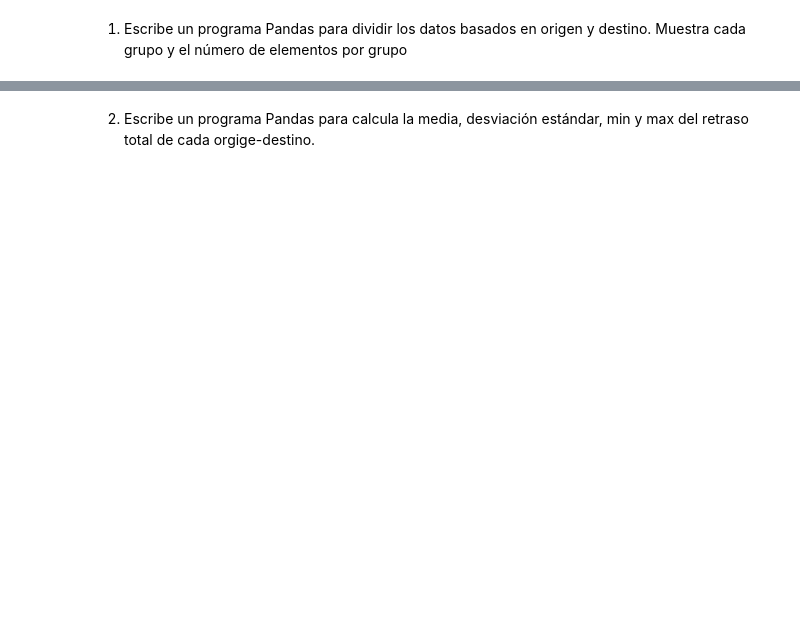
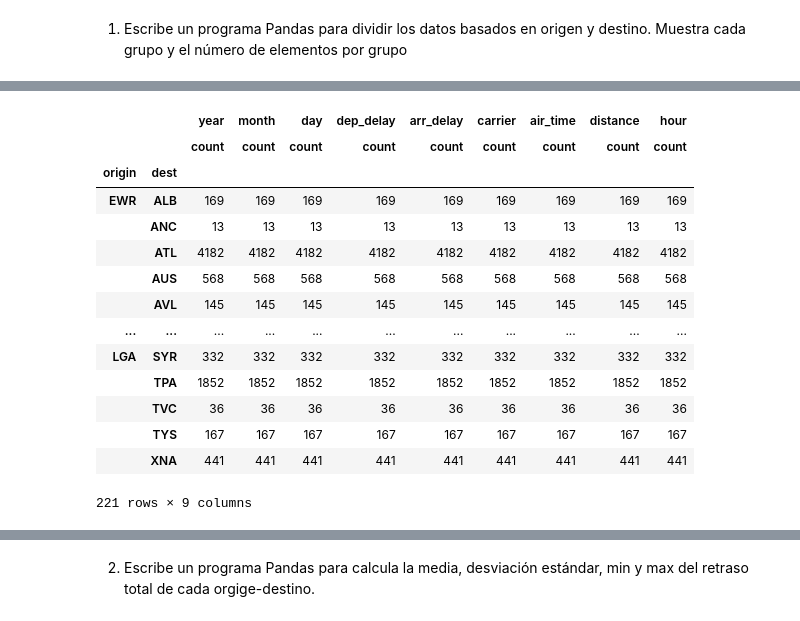
Before and after one commit to Senador05/phyton, a Jupyter notebook: Numpy/Pandas/03.2.Ejercicios_panda_DataFrames_2.ipynb, the cells around one changed output, grey strips where cells are left out. Drawn from its saved outputs; the diff is of its cells as text; code cells hidden in the pictures; blank space fills up the shorter version.

```diff
--- a/Numpy/Pandas/03.2.Ejercicios_panda_DataFrames_2.ipynb
+++ b/Numpy/Pandas/03.2.Ejercicios_panda_DataFrames_2.ipynb
@@ -26,2 +101,20 @@ for g, vals in gdf.groups.items():
+# %%
+gdf.agg({'count'})
+# %% [output]
+|  |  | year | month | day | dep_delay | arr_delay | carrier | air_time | distance | hour |
+|  |  | count | count | count | count | count | count | count | count | count |
+| origin | dest |  |  |  |  |  |  |  |  |  |
+| EWR | ALB | 169 | 169 | 169 | 169 | 169 | 169 | 169 | 169 | 169 |
+|  | ANC | 13 | 13 | 13 | 13 | 13 | 13 | 13 | 13 | 13 |
+|  | ATL | 4182 | 4182 | 4182 | 4182 | 4182 | 4182 | 4182 | 4182 | 4182 |
+|  | AUS | 568 | 568 | 568 | 568 | 568 | 568 | 568 | 568 | 568 |
+|  | AVL | 145 | 145 | 145 | 145 | 145 | 145 | 145 | 145 | 145 |
+| ... | ... | ... | ... | ... | ... | ... | ... | ... | ... | ... |
+| LGA | SYR | 332 | 332 | 332 | 332 | 332 | 332 | 332 | 332 | 332 |
+|  | TPA | 1852 | 1852 | 1852 | 1852 | 1852 | 1852 | 1852 | 1852 | 1852 |
+|  | TVC | 36 | 36 | 36 | 36 | 36 | 36 | 36 | 36 | 36 |
+|  | TYS | 167 | 167 | 167 | 167 | 167 | 167 | 167 | 167 | 167 |
+|  | XNA | 441 | 441 | 441 | 441 | 441 | 441 | 441 | 441 | 441 |
+221 rows × 9 columns
 # %%
 gdf.agg({'year':'count'}).rename(columns={'year':'num'})
```
Also changed, not shown: parts of 12 cells of this notebook.
